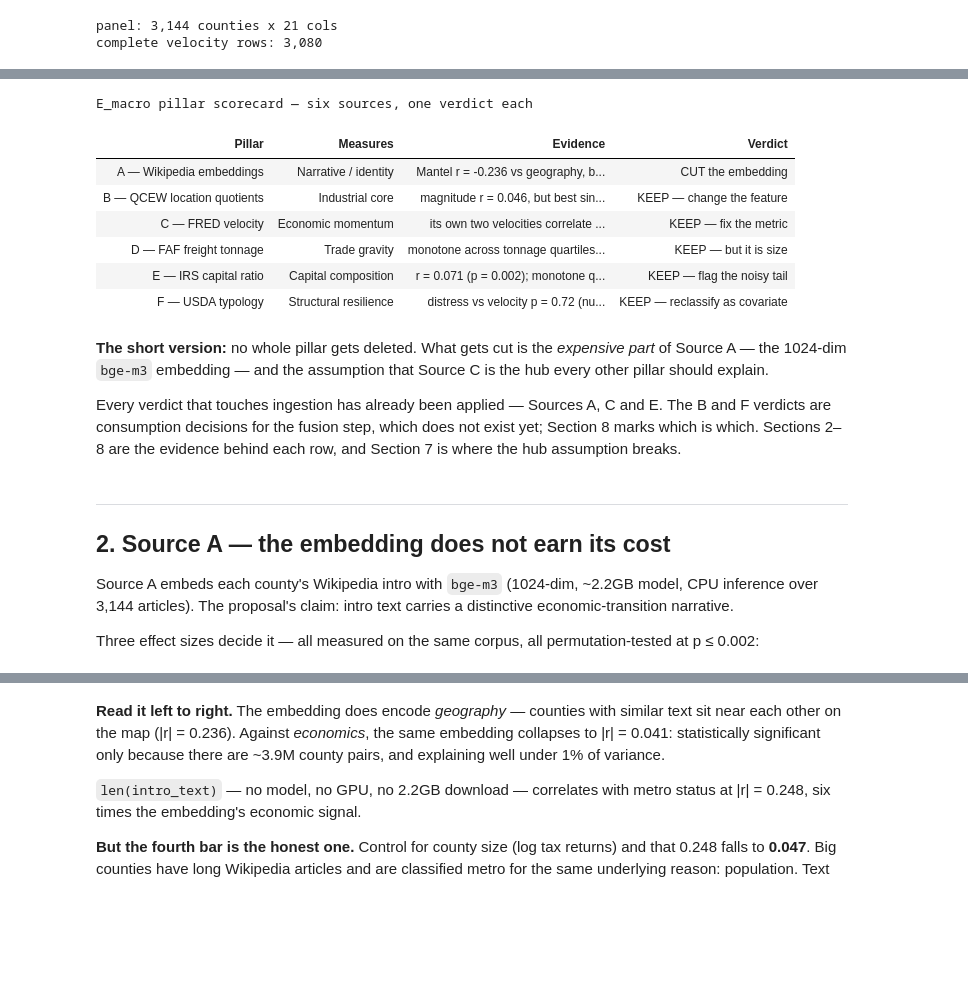
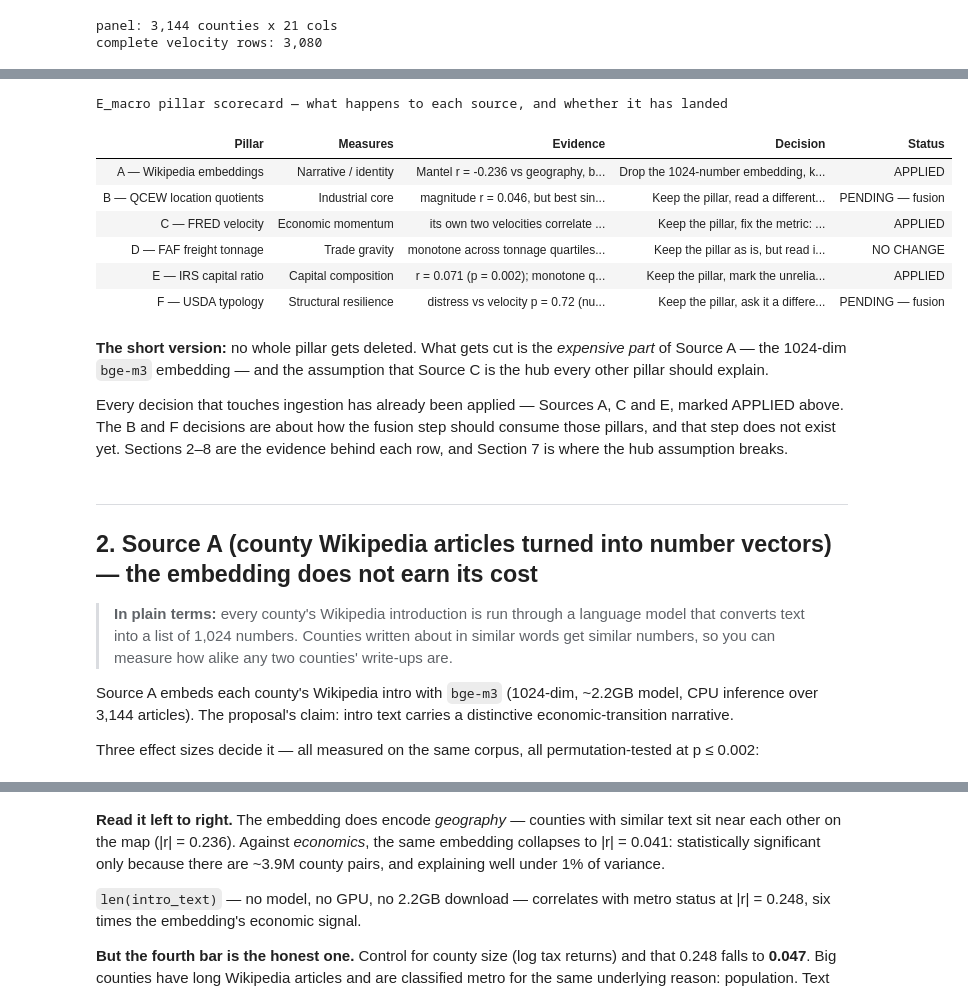
Before and after one commit to Max-Garcia-06/macro_embeddings, a Jupyter notebook: analysis-output/E_macro_key_findings.ipynb, the cells around one changed output, grey strips where cells are left out. Saved outputs shown, nothing was run; the diff lists cells and outputs as text; code cells hidden in the pictures; blank space fills up the shorter version.

```diff
--- a/analysis-output/E_macro_key_findings.ipynb
+++ b/analysis-output/E_macro_key_findings.ipynb
@@ -137,20 +145,28 @@ _d_tons = _signal.query("column == 'log_total_tons'").iloc[0]
 D_BASELINE_R2 = float(_d_tons["r2_baseline"])
 D_LIFT = float(_d_tons["lift"])
 
+# Each row: what the pillar is for, the number that decided it, what happens to
+# it, and whether that has landed yet. "Applied" means it is in the parquet and
+# in every number below; "Pending" means it is a fusion-step decision and the
+# fusion step does not exist yet.
 scorecard = pd.DataFrame([
     dict(
         Pillar="A — Wikipedia embeddings",
         Measures="Narrative / identity",
         Evidence=f"Mantel r = {A_GEO_R:.3f} vs geography, but {A_ECON_R:.3f} vs economics; "
                  f"k-means silhouette {stats['A']['selected_k_silhouette']:.3f} (no cluster structure)",
-        Verdict="CUT the embedding",
+        Decision="Drop the 1024-number embedding, keep the source. Wikipedia text "
+                 "stays in, represented by cheap features like article length.",
+        Status="APPLIED",
     ),
     dict(
         Pillar="B — QCEW location quotients",
         Measures="Industrial core",
         Evidence=f"magnitude r = {stats['B']['dominant_lq_vs_gdp_velocity_pct_corr']:.3f}, "
                  f"but best single sector r = {B_BEST_SECTOR_R:.3f}",
-        Verdict="KEEP — change the feature",
+        Decision="Keep the pillar, read a different feature: all 20 industry columns "
+                 "instead of the single 'how specialized is this county' number.",
+        Status="PENDING — fusion",
     ),
     dict(
         Pillar="C — FRED velocity",
@@ -158,7 +174,9 @@ scorecard = pd.DataFrame([
         Evidence=f"its own two velocities correlate r = {stats['C']['velocity_correlation']:.3f}; "
                  f"{stats['C']['quadrant_counts']['Growing but Loosening'] / stats['C']['quadrant_n_counties']:.1%} "
                  "of counties in one quadrant",
-        Verdict="KEEP — fix the metric",
+        Decision="Keep the pillar, fix the metric: GDP velocity as a percentage, not "
+                 "dollars. The four-quadrant label is retired as a predictor.",
+        Status="APPLIED",
     ),
     dict(
         Pillar="D — FAF freight tonnage",
@@ -166,68 +184,78 @@ scorecard = pd.DataFrame([
         Evidence="monotone across tonnage quartiles, but county size and state "
                  f"alone predict log tonnage at R² = {D_BASELINE_R2:.3f} and the other "
                  f"five pillars add {D_LIFT:+.3f} (Section 8)",
-        Verdict="KEEP — but it is size",
+        Decision="Keep the pillar as is, but read it as a size-and-connectedness "
+                 "measure. Most of what it says, county size already said.",
+        Status="NO CHANGE",
     ),
     dict(
         Pillar="E — IRS capital ratio",
         Measures="Capital composition",
         Evidence=f"r = {stats['E']['capital_to_wage_ratio_vs_gdp_velocity_pct_corr']:.3f} "
                  f"(p = {stats['E']['capital_to_wage_ratio_vs_gdp_velocity_pct_p']:.3f}); "
                  "monotone quartiles, but low-return counties are one-time-sale noise",
-        Verdict="KEEP — flag the noisy tail",
+        Decision="Keep the pillar, mark the unreliable tail: counties with few tax "
+                 "returns, where the ratio reflects one-off land sales.",
+        Status="APPLIED",
     ),
     dict(
         Pillar="F — USDA typology",
         Measures="Structural resilience",
         Evidence=f"distress vs velocity p = {stats['F']['distress_vs_unemployment_velocity_p']:.2f} (null); "
                  f"distress vs freight r = {F_x_D_R:.3f} but only {F_x_D_PARTIAL:.3f} once "
                  "county size is controlled",
-        Verdict="KEEP — reclassify as covariate",
+        Decision="Keep the pillar, ask it a different question: use it to describe and "
+                 "group counties, not to predict which ones are speeding up.",
+        Status="PENDING — fusion",
     ),
 ])
 
-# Nothing is green any more: Section 8 removed Source D's "best performer"
-# standing and no pillar replaced it.
-VERDICT_COLORS = {
-    "CUT the embedding": "background-color: #fee2e2; color: #991b1b; font-weight: 700",
+STATUS_STYLE = {
+    "APPLIED": "background-color: #dcfce7; color: #166534; font-weight: 700",
+    "PENDING — fusion": "background-color: #fef3c7; color: #92400e; font-weight: 700",
+    "NO CHANGE": "background-color: #f3f4f6; color: #374151; font-weight: 700",
 }
-DEFAULT_VERDICT = "background-color: #fef3c7; color: #92400e; font-weight: 700"
 
 (scorecard.style
     .hide(axis="index")
     .set_properties(**{"text-align": "left", "vertical-align": "top",
                        "font-size": "13px", "padding": "10px"})
     .set_properties(subset=["Pillar"], **{"font-weight": "700"})
-    .map(lambda v: VERDICT_COLORS.get(v, DEFAULT_VERDICT), subset=["Verdict"])
+    .map(lambda v: STATUS_STYLE.get(v, ""), subset=["Status"])
     .set_table_styles([
         {"selector": "th", "props": [("text-align", "left"), ("font-size", "13px"),
                                      ("background-color", "#1f2a37"), ("color", "white"),
                                      ("padding", "10px")]},
         {"selector": "", "props": [("border-collapse", "collapse")]},
     ])
-    .set_caption("E_macro pillar scorecard — six sources, one verdict each"))
+    .set_caption("E_macro pillar scorecard — what happens to each source, and whether it has landed"))
 # %% [output]
-E_macro pillar scorecard — six sources, one verdict each
+E_macro pillar scorecard — what happens to each source, and whether it has landed
-| Pillar | Measures | Evidence | Verdict |
-| A — Wikipedia embeddings | Narrative / identity | Mantel r = -0.236 vs geography, b... | CUT the embedding |
-| B — QCEW location quotients | Industrial core | magnitude r = 0.046, but best sin... | KEEP — change the feature |
-| C — FRED velocity | Economic momentum | its own two velocities correlate ... | KEEP — fix the metric |
-| D — FAF freight tonnage | Trade gravity | monotone across tonnage quartiles... | KEEP — but it is size |
-| E — IRS capital ratio | Capital composition | r = 0.071 (p = 0.002); monotone q... | KEEP — flag the noisy tail |
-| F — USDA typology | Structural resilience | distress vs velocity p = 0.72 (nu... | KEEP — reclassify as covariate |
+| Pillar | Measures | Evidence | Decision | Status |
+| A — Wikipedia embeddings | Narrative / identity | Mantel r = -0.236 vs geography, b... | Drop the 1024-number embedding, k... | APPLIED |
+| B — QCEW location quotients | Industrial core | magnitude r = 0.046, but best sin... | Keep the pillar, read a different... | PENDING — fusion |
+| C — FRED velocity | Economic momentum | its own two velocities correlate ... | Keep the pillar, fix the metric: ... | APPLIED |
+| D — FAF freight tonnage | Trade gravity | monotone across tonnage quartiles... | Keep the pillar as is, but read i... | NO CHANGE |
+| E — IRS capital ratio | Capital composition | r = 0.071 (p = 0.002); monotone q... | Keep the pillar, mark the unrelia... | APPLIED |
+| F — USDA typology | Structural resilience | distress vs velocity p = 0.72 (nu... | Keep the pillar, ask it a differe... | PENDING — fusion |
 # %% [markdown]
 **The short version:** no whole pillar gets deleted. What gets cut is the
 *expensive part* of Source A — the 1024-dim `bge-m3` embedding — and the
 assumption that Source C is the hub every other pillar should explain.
 
-Every verdict that touches ingestion has already been applied — Sources A, C
-and E. The B and F verdicts are consumption decisions for the fusion step,
-which does not exist yet; Section 8 marks which is which. Sections 2–8 are the
+Every decision that touches ingestion has already been applied — Sources A, C
+and E, marked APPLIED above. The B and F decisions are about how the fusion
+step should consume those pillars, and that step does not exist yet. Sections 2–8 are the
 evidence behind each row, and Section 7 is where the hub assumption breaks.
 # %% [markdown]
 ---
 
-## 2. Source A — the embedding does not earn its cost
+## 2. Source A (county Wikipedia articles turned into number vectors) — the embedding does not earn its cost
+
+> **In plain terms:** every county's Wikipedia introduction is run through a
+> language model that converts text into a list of 1,024 numbers. Counties
+> written about in similar words get similar numbers, so you can measure how
+> alike any two counties' write-ups are.
 
 Source A embeds each county's Wikipedia intro with `bge-m3` (1024-dim, ~2.2GB
 model, CPU inference over 3,144 articles). The proposal's claim: intro text
```
Also changed, not shown: parts of 20 cells of this notebook.
